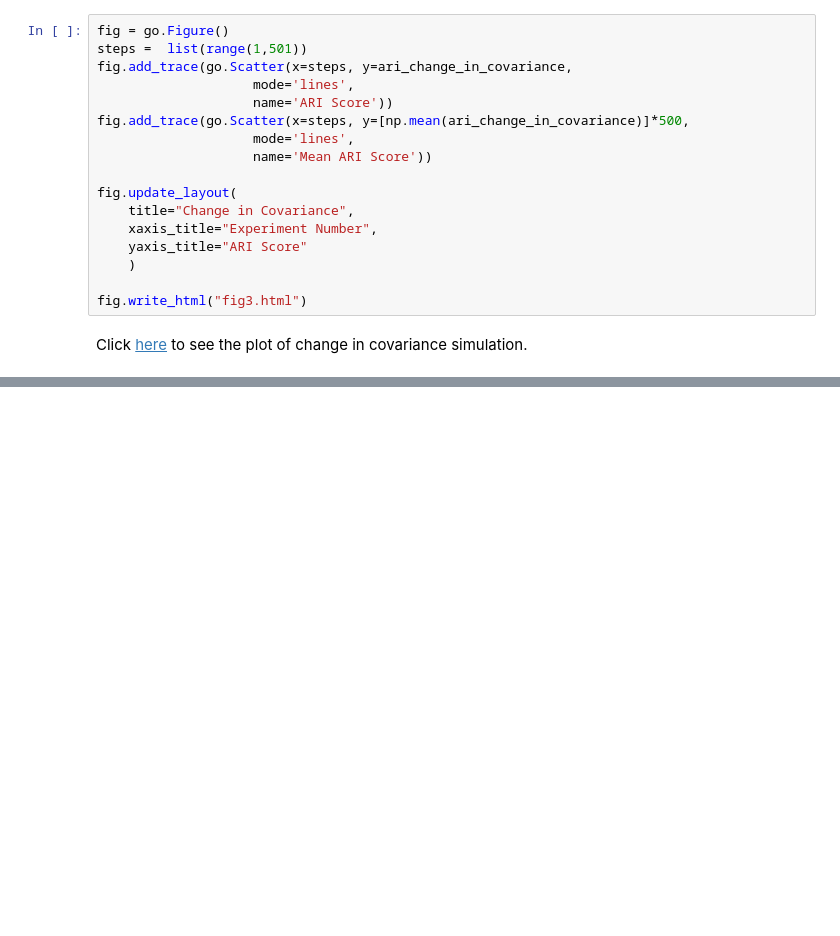
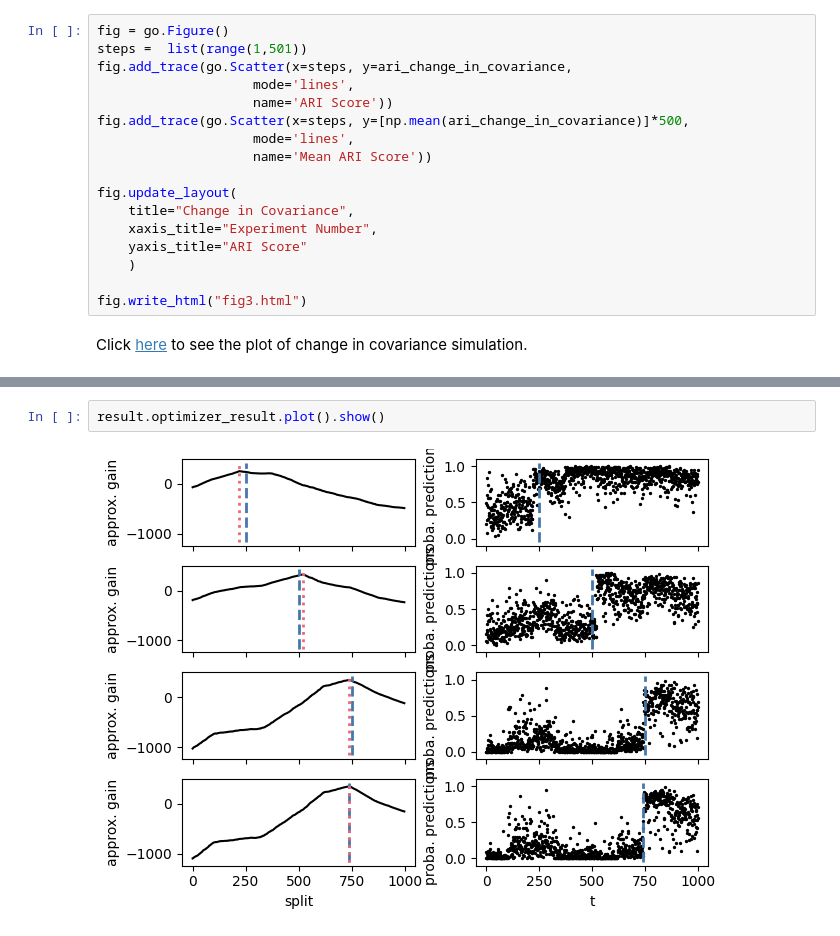
Before and after one commit to wajidmanzoor/Change-Point-detection-using-Random-Forest, a Jupyter notebook: notebooks/simmulation on generated dataset.ipynb, the cells around one changed output, grey strips where cells are left out. Drawn from its saved outputs; the diff is of its cells as text; blank space fills up the shorter version.

```diff
--- a/notebooks/simmulation on generated dataset.ipynb
+++ b/notebooks/simmulation on generated dataset.ipynb
@@ -347,0 +391,4 @@ Click [here](https://wajidmanzoor.github.io/Change-Point-detection-using-Random-
+# %%
+result.optimizer_result.plot().show()
+# %% [output]
+[figure, added]
```
Also changed, not shown: parts of 7 cells of this notebook.
